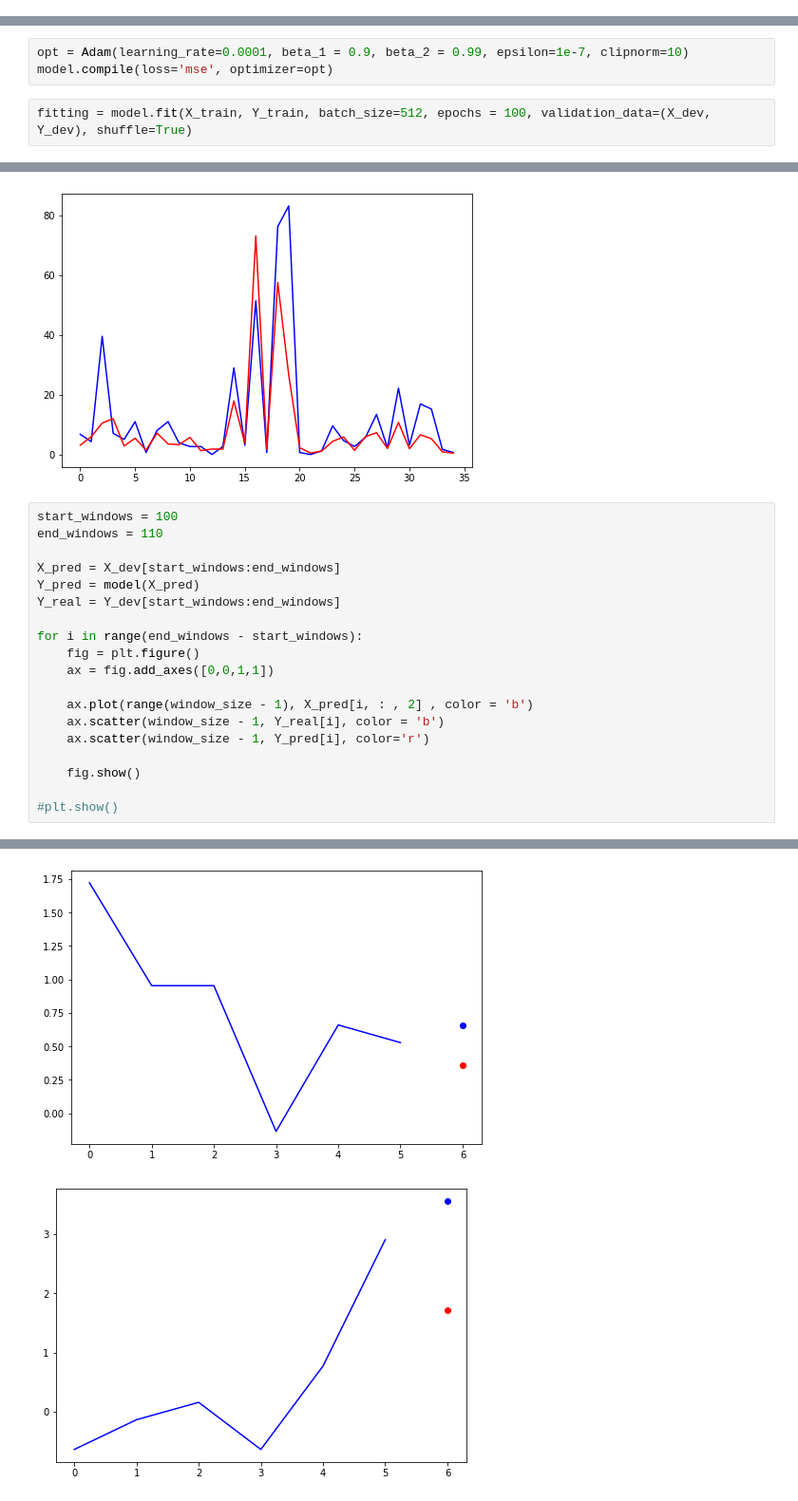
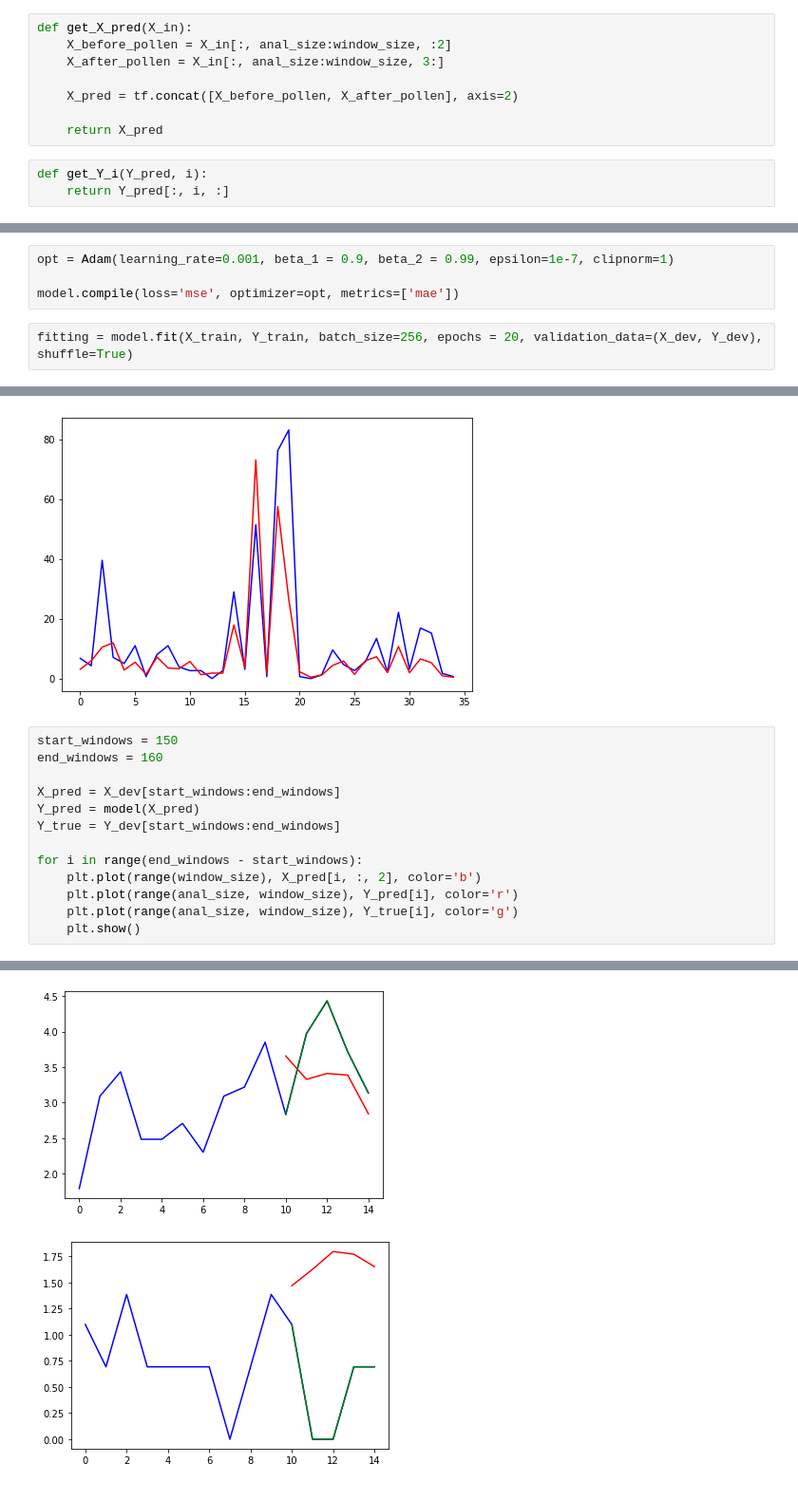
Before and after one commit to bolito2/pollen-forecast, a Jupyter notebook: forecast.ipynb, the cells around one changed output, grey strips where cells are left out. Shown at 95% size. Drawn from its saved outputs; the diff is of its cells as text.

```diff
--- a/forecast.ipynb
+++ b/forecast.ipynb
@@ -44,0 +58,11 @@ model = Model(inputs=X_in, outputs=X_out)
+# %%
+def get_X_pred(X_in):
+    X_before_pollen = X_in[:, anal_size:window_size, :2]
+    X_after_pollen = X_in[:, anal_size:window_size, 3:]
+
+    X_pred = tf.concat([X_before_pollen, X_after_pollen], axis=2)
+
+    return X_pred
+# %%
+def get_Y_i(Y_pred, i):
+    return Y_pred[:, i, :]
@@ -62,6 +123,7 @@ _________________________________________________________________
 # %%
-opt = Adam(learning_rate=0.0001, beta_1 = 0.9, beta_2 = 0.99, epsilon=1e-7, clipnorm=10)
-model.compile(loss='mse', optimizer=opt)
+opt = Adam(learning_rate=0.001, beta_1 = 0.9, beta_2 = 0.99, epsilon=1e-7, clipnorm=1)
+
+model.compile(loss='mse', optimizer=opt, metrics=['mae'])
 # %%
-fitting = model.fit(X_train, Y_train, batch_size=512, epochs = 100, validation_data=(X_dev, Y_dev), shuffle=True)
+fitting = model.fit(X_train, Y_train, batch_size=256, epochs = 20, validation_data=(X_dev, Y_dev), shuffle=True)
 # %% [output]
@@ -138,22 +200,16 @@ plt.show()
 # %% [output]
 [figure]
 # %%
-start_windows = 100
-end_windows = 110
+start_windows = 150
+end_windows = 160
 
 X_pred = X_dev[start_windows:end_windows]
 Y_pred = model(X_pred)
-Y_real = Y_dev[start_windows:end_windows]
+Y_true = Y_dev[start_windows:end_windows]
 
 for i in range(end_windows - start_windows):
-    fig = plt.figure()
-    ax = fig.add_axes([0,0,1,1])
-
-    ax.plot(range(window_size - 1), X_pred[i, : , 2] , color = 'b')
-    ax.scatter(window_size - 1, Y_real[i], color = 'b')
-    ax.scatter(window_size - 1, Y_pred[i], color='r')
-
-    fig.show()
-
-#plt.show()
+    plt.plot(range(window_size), X_pred[i, :, 2], color='b')
+    plt.plot(range(anal_size, window_size), Y_pred[i], color='r')
+    plt.plot(range(anal_size, window_size), Y_true[i], color='g')
+    plt.show()
 # %% [output]
@@ -166,2 +222,2 @@ for i in range(end_windows - start_windows):
-[figure, old version]
+[figure, new version]
-[figure, old version]
+[figure, new version]
```
Also changed, not shown: parts of 12 cells of this notebook, 1 other file.
